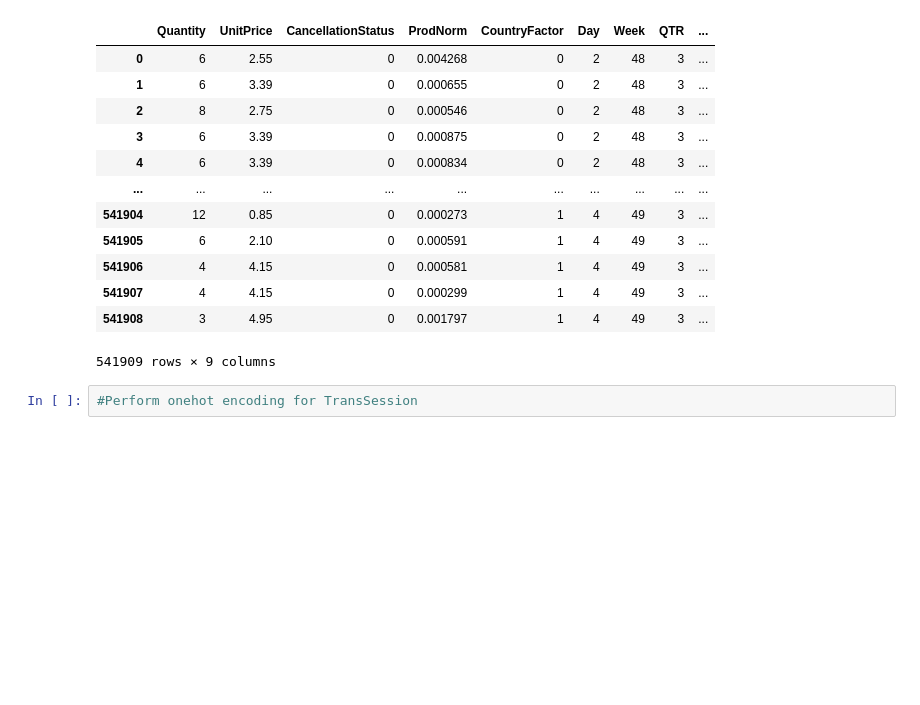
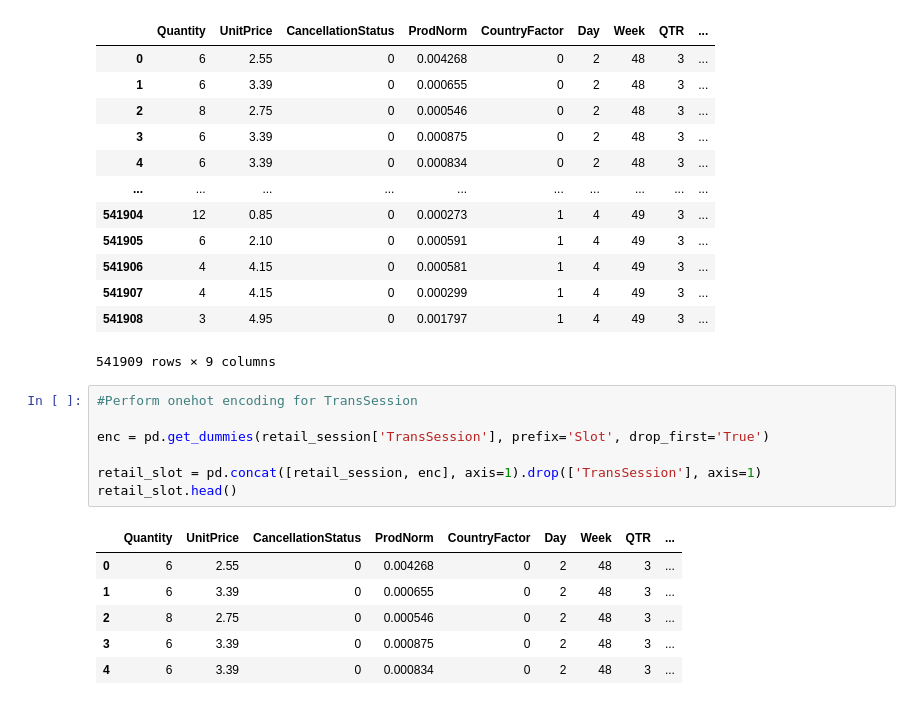
Before and after one commit to debhere/Retail-Customer-Clustering, a Jupyter notebook: Clustering Retail Customers.ipynb, the cells around one changed output. Cells and saved outputs as stored; diff of their text form; blank space fills up the shorter version.

```diff
--- a/Clustering Retail Customers.ipynb
+++ b/Clustering Retail Customers.ipynb
@@ -291,3 +291,15 @@ retail_session
 541909 rows × 9 columns
 # %%
 #Perform onehot encoding for TransSession
+
+enc = pd.get_dummies(retail_session['TransSession'], prefix='Slot', drop_first='True')
+
+retail_slot = pd.concat([retail_session, enc], axis=1).drop(['TransSession'], axis=1)
+retail_slot.head()
+# %% [output]
+|  | Quantity | UnitPrice | CancellationStatus | ProdNorm | CountryFactor | Day | Week | QTR | ... |
+| 0 | 6 | 2.55 | 0 | 0.004268 | 0 | 2 | 48 | 3 | ... |
+| 1 | 6 | 3.39 | 0 | 0.000655 | 0 | 2 | 48 | 3 | ... |
+| 2 | 8 | 2.75 | 0 | 0.000546 | 0 | 2 | 48 | 3 | ... |
+| 3 | 6 | 3.39 | 0 | 0.000875 | 0 | 2 | 48 | 3 | ... |
+| 4 | 6 | 3.39 | 0 | 0.000834 | 0 | 2 | 48 | 3 | ... |
```
Also changed, not shown: parts of 3 cells of this notebook.
